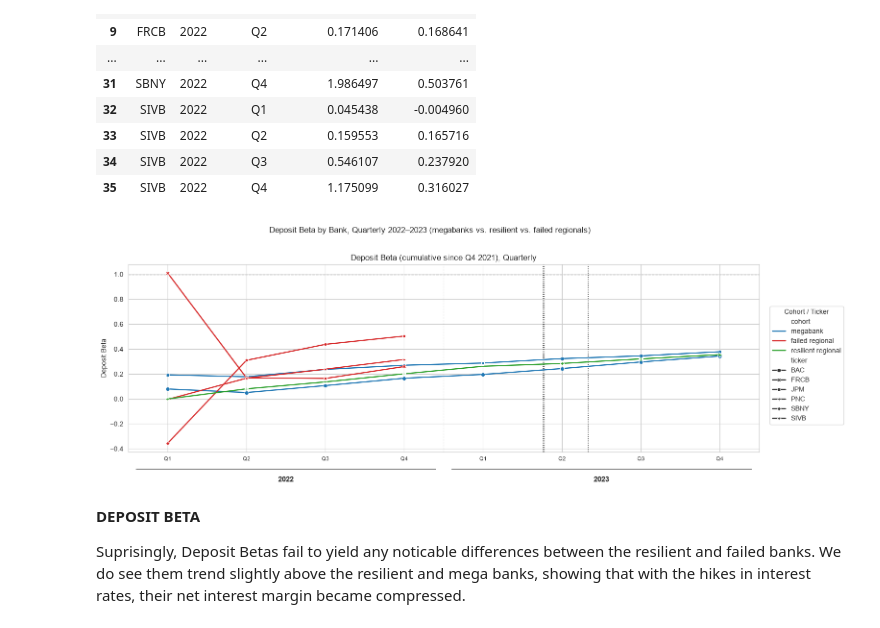
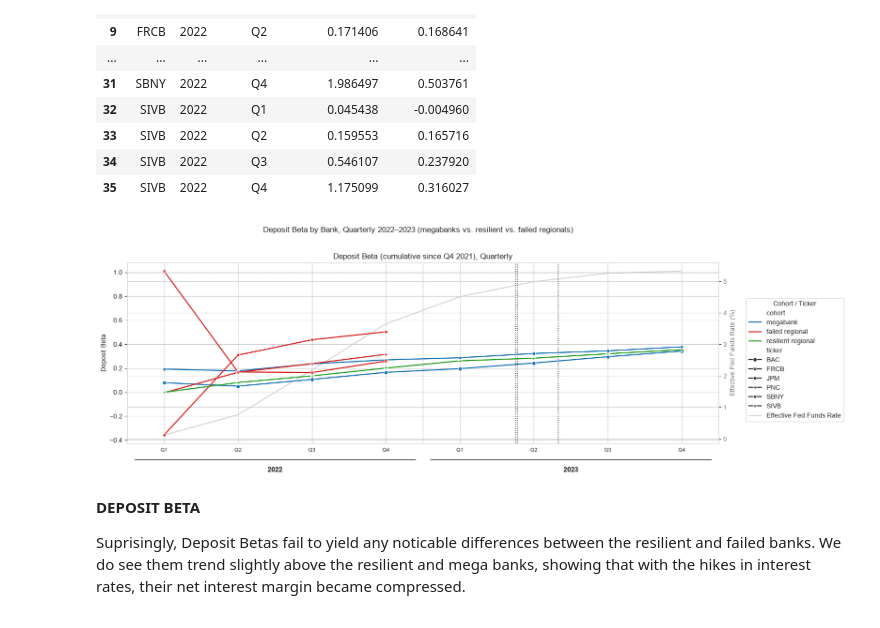
Before and after one commit to odrive881/bank-failure-analysis, a Jupyter notebook: data_analysis.ipynb, the cells around one changed output. Saved outputs shown, nothing was run; the diff lists cells and outputs as text; code cells hidden in the pictures.

Commit message:
Added stock price data to analysis, expanded data standardization

```diff
--- a/data_analysis.ipynb
+++ b/data_analysis.ipynb
@@ -526,3 +529,15 @@ plt.tight_layout()
 plt.show()
 # %% [output]
 [figure]
+# %%
+# Data availability note: JPM/BAC/PNC stopped filing the plain HeldToMaturitySecurities XBRL
+# tag after FY2021 (a CECL-era taxonomy change). held_to_maturity_securities now falls back to
+# DebtSecuritiesHeldToMaturityExcludingAccruedInterestAfterAllowanceForCreditLoss, which all
+# three report 2021-2023 (2020 still comes from the old tag). This gives full 2020-2023
+# coverage for JPM/BAC/PNC and SIVB (through FY2022, its last full fiscal year before failure).
+# FRCB/SBNY (PDF-sourced) have no data yet.
+
+master["HTM unrealized loss normalized"] = (
+    (master["held_to_maturity_securities_fair_value"] - master["held_to_maturity_securities"])
+    / master["stockholders_equity"]
+) * 100
@@ -1303,7 +1357,26 @@ period_to_x = period_order.set_index(["year", "quarter"])["x"]
 
 deposit_beta_chart["x"] = deposit_beta_chart.set_index(["year", "quarter"]).index.map(period_to_x)
 
+fed_funds_chart = pd.merge(
+    fed_funds_quarterly, period_order[["year", "quarter", "x"]], on=["year", "quarter"], how="inner"
+).sort_values("x")
+
 fig, ax = plt.subplots(1, 1, figsize=(14, 6))
+
+# Secondary right-hand axis for the Fed Funds Rate helper line -- drawn behind
+# the main axes (ax raised above ax2, ax's own background hidden) so it reads
+# as a subtle backdrop rather than competing with the per-bank series.
+ax2 = ax.twinx()
+ax.set_zorder(ax2.get_zorder() + 1)
+ax.patch.set_visible(False)
+
+ax2.plot(
+    fed_funds_chart["x"], fed_funds_chart["fed_funds_rate"],
+    color="grey", alpha=0.35, linewidth=1.5, zorder=0,
+    label="Effective Fed Funds Rate",
+)
+ax2.set_ylabel("Effective Fed Funds Rate (%)", color="grey")
+ax2.tick_params(axis="y", labelcolor="grey")
 
 sns.lineplot(
     data=deposit_beta_chart,
@@ -1343,35 +1416,37 @@ for year, row in year_groups.iloc[1:].iterrows():
     ax.axvline(row["min"] - 0.5, color="grey", linewidth=0.8, linestyle="--", alpha=0.5)
 
 failure_dates = {
     "SIVB": pd.Timestamp("2023-03-10"),
     "SBNY": pd.Timestamp("2023-03-12"),
     "FRCB": pd.Timestamp("2023-05-01"),
 }
 
 def date_to_x(date):
     period = date.to_period("Q")
     key = (period.year, f"Q{period.quarter}")
     if key not in period_to_x:
         return None
     q_start, q_end = period.start_time, period.end_time
     frac = (date - q_start) / (q_end - q_start)
     return period_to_x[key] + frac
 
 failure_x = {ticker: x for ticker, date in failure_dates.items() if (x := date_to_x(date)) is not None}
 
 for x_pos in failure_x.values():
     ax.axvline(x_pos, color="black", linewidth=1.2, linestyle=":", alpha=0.8, zorder=1)
 
 handles, labels = ax.get_legend_handles_labels()
+fedfunds_handles, fedfunds_labels = ax2.get_legend_handles_labels()
 ax.legend_.remove()
-fig.legend(handles, labels, loc="center left", bbox_to_anchor=(1.0, 0.5), title="Cohort / Ticker")
+fig.legend(handles + fedfunds_handles, labels + fedfunds_labels,
+           loc="center left", bbox_to_anchor=(1.0, 0.5), title="Cohort / Ticker")
 
 fig.suptitle("Deposit Beta by Bank, Quarterly 2022–2023 (megabanks vs. resilient vs. failed regionals)")
 plt.tight_layout()
 plt.subplots_adjust(bottom=0.2, top=0.85)
 plt.show()
 # %% [output]
-[figure, old version]
+[figure, new version]
 # %% [markdown]
 **DEPOSIT BETA**
 
```
Also changed, not shown: parts of 15 cells of this notebook, 8 other files.
